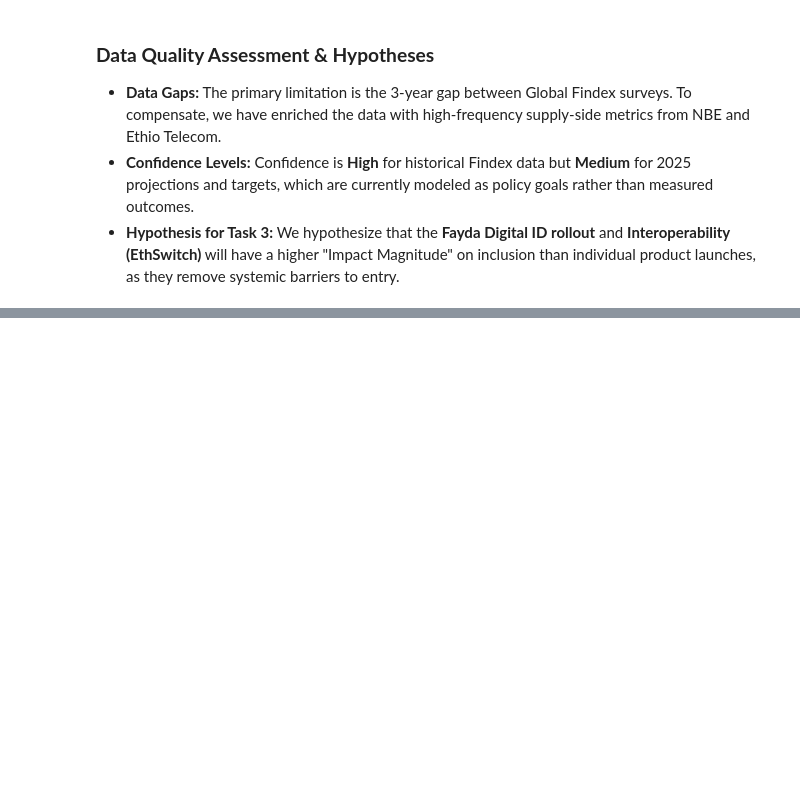
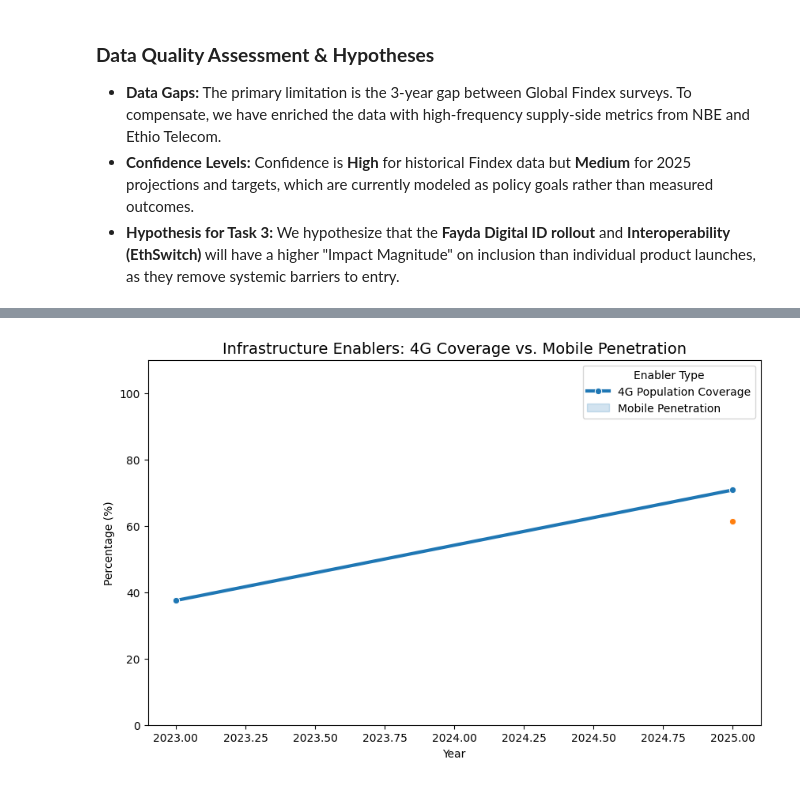
Before and after one commit to Maireg789/EthioFin-Forecast, a Jupyter notebook: notebooks/02_exploratory_data_analysis.ipynb, the cells around one changed output, grey strips where cells are left out. Drawn from its saved outputs; the diff is of its cells as text; code cells hidden in the pictures; blank space fills up the shorter version.

```diff
--- a/notebooks/02_exploratory_data_analysis.ipynb
+++ b/notebooks/02_exploratory_data_analysis.ipynb
@@ -273,0 +299,17 @@ Preliminary analysis suggests that the gender gap remains a persistent barrier.
+# %%
+# Prepare Infrastructure Data
+infra_codes = ['ACC_4G_COV', 'ACC_MOBILE_PEN', 'ACC_MOBILE_PEN']
+infra_df = obs[obs['indicator_code'].isin(infra_codes)].sort_values('year')
+
+plt.figure(figsize=(10, 6))
+sns.lineplot(data=infra_df, x='year', y='value_numeric', hue='indicator_code', marker='o', linewidth=3)
+
+plt.title('Infrastructure Enablers: 4G Coverage vs. Mobile Penetration', fontsize=14)
+plt.ylabel('Percentage (%)')
+plt.xlabel('Year')
+plt.ylim(0, 110)
+plt.legend(title='Enabler Type', labels=['4G Population Coverage', 'Mobile Penetration'])
+plt.savefig(f"{output_dir}/infrastructure_enablers.png", bbox_inches='tight')
+plt.show()
+# %% [output]
+[figure, added]
```
Also changed, not shown: parts of 1 cell of this notebook.
